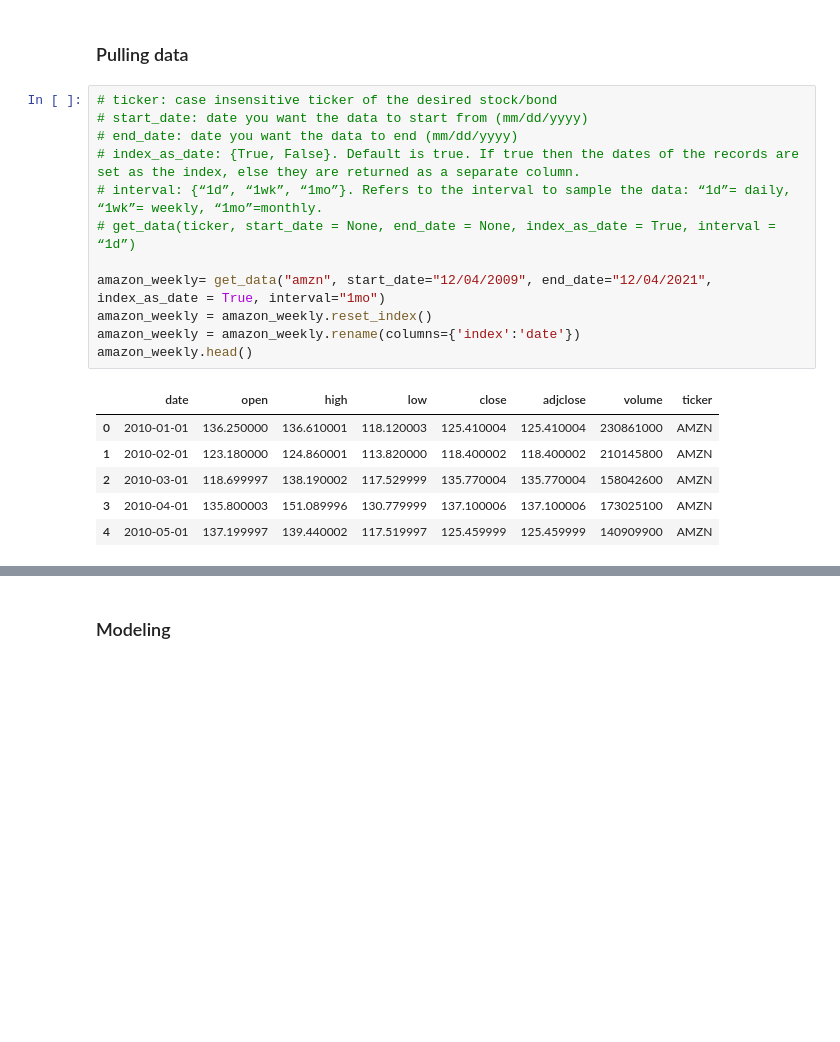
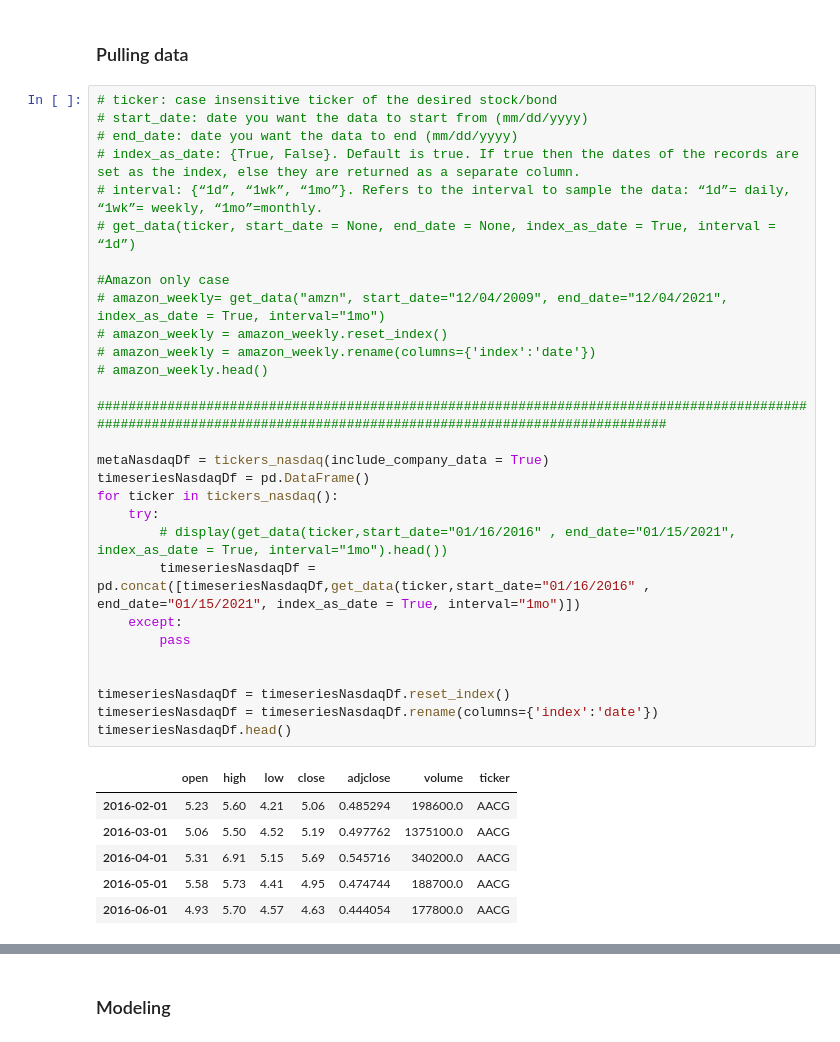
Before and after one commit to nickessner/FinancialPredictions, a Jupyter notebook: yahooAPI.ipynb, the cells around one changed output, grey strips where cells are left out. Cells and saved outputs as stored; diff of their text form; blank space fills up the shorter version.

Commit message:
familiarizing myself with the data // generating viz

```diff
--- a/yahooAPI.ipynb
+++ b/yahooAPI.ipynb
@@ -80,19 +83,36 @@ import tensorflow as tf
 # %%
 # ticker: case insensitive ticker of the desired stock/bond
 # start_date: date you want the data to start from (mm/dd/yyyy)
 # end_date: date you want the data to end (mm/dd/yyyy)
 # index_as_date: {True, False}. Default is true. If true then the dates of the records are set as the index, else they are returned as a separate column.
 # interval: {“1d”, “1wk”, “1mo”}. Refers to the interval to sample the data: “1d”= daily, “1wk”= weekly, “1mo”=monthly.
 # get_data(ticker, start_date = None, end_date = None, index_as_date = True, interval = “1d”)
 
-amazon_weekly= get_data("amzn", start_date="12/04/2009", end_date="12/04/2021", index_as_date = True, interval="1mo")
-amazon_weekly = amazon_weekly.reset_index()
-amazon_weekly = amazon_weekly.rename(columns={'index':'date'})
-amazon_weekly.head()
+#Amazon only case
+# amazon_weekly= get_data("amzn", start_date="12/04/2009", end_date="12/04/2021", index_as_date = True, interval="1mo")
+# amazon_weekly = amazon_weekly.reset_index()
+# amazon_weekly = amazon_weekly.rename(columns={'index':'date'})
+# amazon_weekly.head()
+
+####################################################################################################################################################################
+
+metaNasdaqDf = tickers_nasdaq(include_company_data = True)
+timeseriesNasdaqDf = pd.DataFrame()
+for ticker in tickers_nasdaq():
+    try:
+        # display(get_data(ticker,start_date="01/16/2016" , end_date="01/15/2021", index_as_date = True, interval="1mo").head())
+        timeseriesNasdaqDf = pd.concat([timeseriesNasdaqDf,get_data(ticker,start_date="01/16/2016" ,  end_date="01/15/2021", index_as_date = True, interval="1mo")])
+    except:
+        pass
+
+
+timeseriesNasdaqDf = timeseriesNasdaqDf.reset_index()
+timeseriesNasdaqDf = timeseriesNasdaqDf.rename(columns={'index':'date'})
+timeseriesNasdaqDf.head()
 # %% [output]
-|  | date | open | high | low | close | adjclose | volume | ticker |
-| 0 | 2010-01-01 | 136.250000 | 136.610001 | 118.120003 | 125.410004 | 125.410004 | 230861000 | AMZN |
-| 1 | 2010-02-01 | 123.180000 | 124.860001 | 113.820000 | 118.400002 | 118.400002 | 210145800 | AMZN |
-| 2 | 2010-03-01 | 118.699997 | 138.190002 | 117.529999 | 135.770004 | 135.770004 | 158042600 | AMZN |
-| 3 | 2010-04-01 | 135.800003 | 151.089996 | 130.779999 | 137.100006 | 137.100006 | 173025100 | AMZN |
-| 4 | 2010-05-01 | 137.199997 | 139.440002 | 117.519997 | 125.459999 | 125.459999 | 140909900 | AMZN |
+|  | open | high | low | close | adjclose | volume | ticker |
+| 2016-02-01 | 5.23 | 5.60 | 4.21 | 5.06 | 0.485294 | 198600.0 | AACG |
+| 2016-03-01 | 5.06 | 5.50 | 4.52 | 5.19 | 0.497762 | 1375100.0 | AACG |
+| 2016-04-01 | 5.31 | 6.91 | 5.15 | 5.69 | 0.545716 | 340200.0 | AACG |
+| 2016-05-01 | 5.58 | 5.73 | 4.41 | 4.95 | 0.474744 | 188700.0 | AACG |
+| 2016-06-01 | 4.93 | 5.70 | 4.57 | 4.63 | 0.444054 | 177800.0 | AACG |
```
Also changed, not shown: parts of 19 cells of this notebook.
